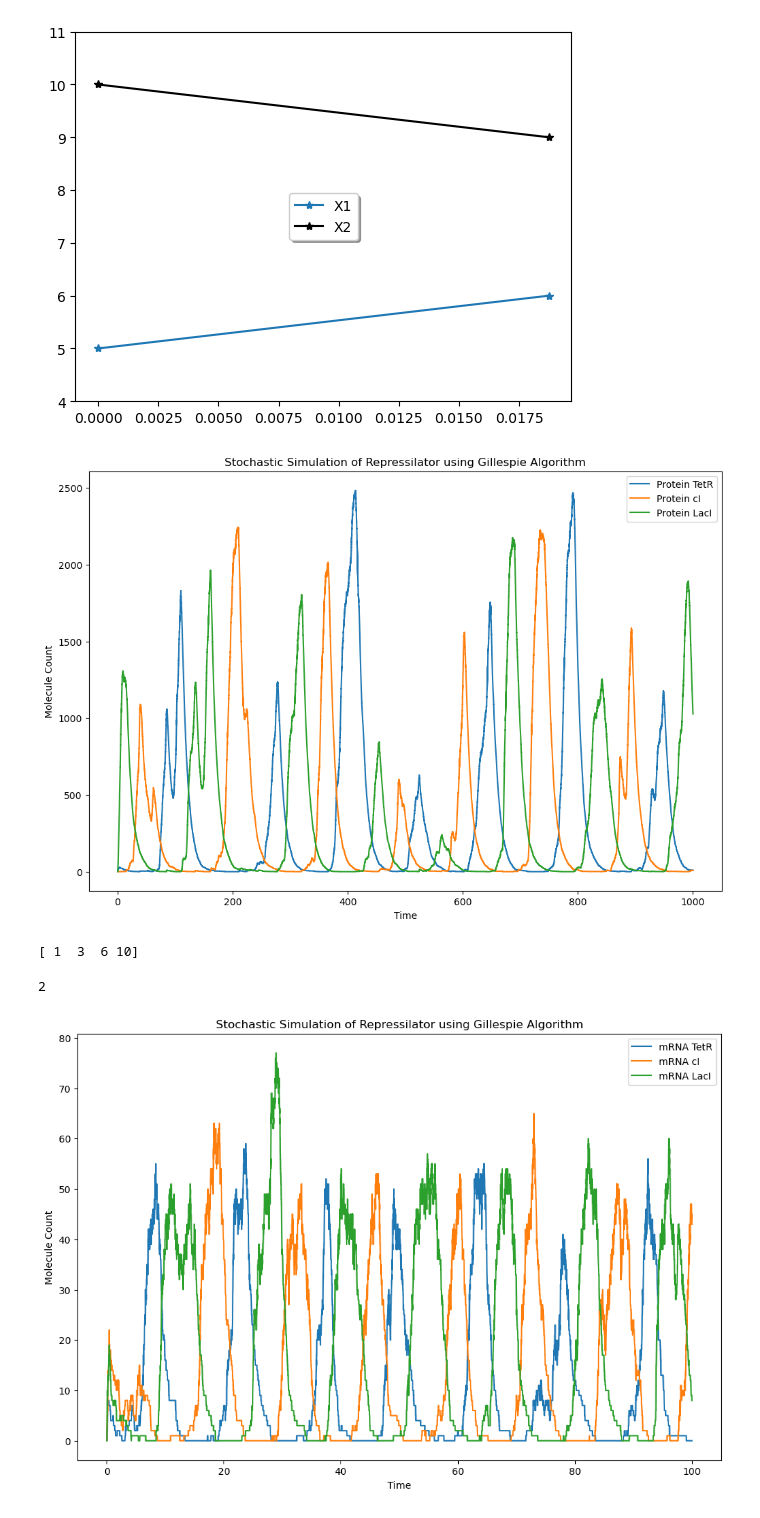
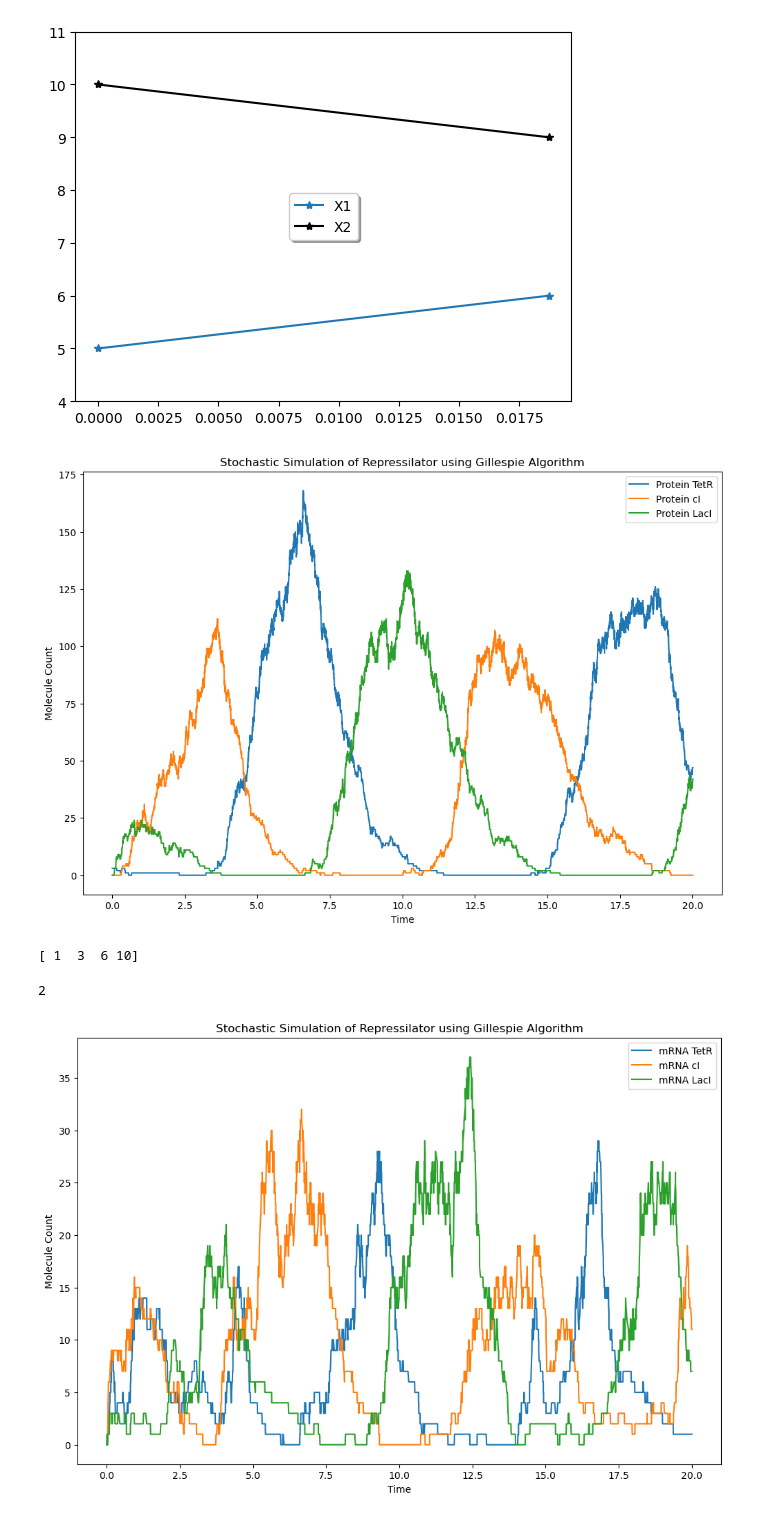
Before and after one commit to Alex-Drysdale/Jupyter_Notebook_work, a Jupyter notebook: P1_Models/notebooks/Gillespie_algorithm_(Repressilator).ipynb, the cells around one changed output. Cells and saved outputs as stored; diff of their text form; code cells hidden in the pictures.

```diff
--- a/P1_Models/notebooks/Gillespie_algorithm_(Repressilator).ipynb
+++ b/P1_Models/notebooks/Gillespie_algorithm_(Repressilator).ipynb
@@ -106,7 +106,7 @@ transcription_rate = 50
 basal_transcript_rate = 0.01
 mRNA_degradation_rate = 1
 translation_rate = 5
-protein_degradation_rate = 0.1
+protein_degradation_rate = 2
 n = 2  # Hill coefficient
 
 # Gillespie function
@@ -176,7 +176,7 @@ def gillespie(initial_states, transcription_rate, basal_transcript_rate, mRNA_de
 
 
 # Simulation parameters
-max_time = 1000
+max_time = 20
 # %%
 # Run the simulation
 times, states = gillespie(initial_states, transcription_rate, basal_transcript_rate, mRNA_degradation_rate, translation_rate, protein_degradation_rate, n, max_time)
@@ -202,7 +202,7 @@ plt.legend()
 plt.title('Stochastic Simulation of Repressilator using Gillespie Algorithm')
 plt.show()
 # %% [output]
-[figure, old version]
+[figure, new version]
 # %%
 test_array = [1, 2, 3, 4]
 summ = np.cumsum(test_array)
@@ -223,8 +223,8 @@ alpha = 50  # Transcription rate
 alpha0 = 0.01  # Basal transcription rate
 beta = 1  # Translation rate
 n = 2  # Hill coefficient
-degradation_rate_mRNA = 1
-degradation_rate_protein = 1
+degradation_rate_mRNA = 2
+degradation_rate_protein = 2
 
 # Initial state: [mRNA_TetR, protein_TetR, mRNA_cI, protein_cI, mRNA_LacI, protein_LacI]
 initial_state = [0, 0, 0, 0, 0, 0]
@@ -302,32 +302,32 @@ def gillespie_algorithm(initial_state, propensities, max_time):
 
     return np.array(times), np.array(states)
 
 # Simulation parameters
-max_time = 100
+max_time = 20
 
 # Run the simulation
 times, states = gillespie_algorithm(initial_state, propensities, max_time)
 
 # Extract data for plotting
 mRNA_TetR = states[:, 0]
 protein_TetR = states[:, 1]
 mRNA_cI = states[:, 2]
 protein_cI = states[:, 3]
 mRNA_LacI = states[:, 4]
 protein_LacI = states[:, 5]
 
 # Plot the results
 plt.figure(figsize=(12, 8))
 plt.plot(times, mRNA_TetR, label='mRNA TetR')
 #plt.plot(times, protein_TetR, label='Protein TetR')
 plt.plot(times, mRNA_cI, label='mRNA cI')
 #plt.plot(times, protein_cI, label='Protein cI')
 plt.plot(times, mRNA_LacI, label='mRNA LacI')
 #plt.plot(times, protein_LacI, label='Protein LacI')
 plt.xlabel('Time')
 plt.ylabel('Molecule Count')
 plt.legend()
 plt.title('Stochastic Simulation of Repressilator using Gillespie Algorithm')
 plt.show()
 # %% [output]
-[figure, old version]
+[figure, new version]
```
Also changed, not shown: 2 other files.
